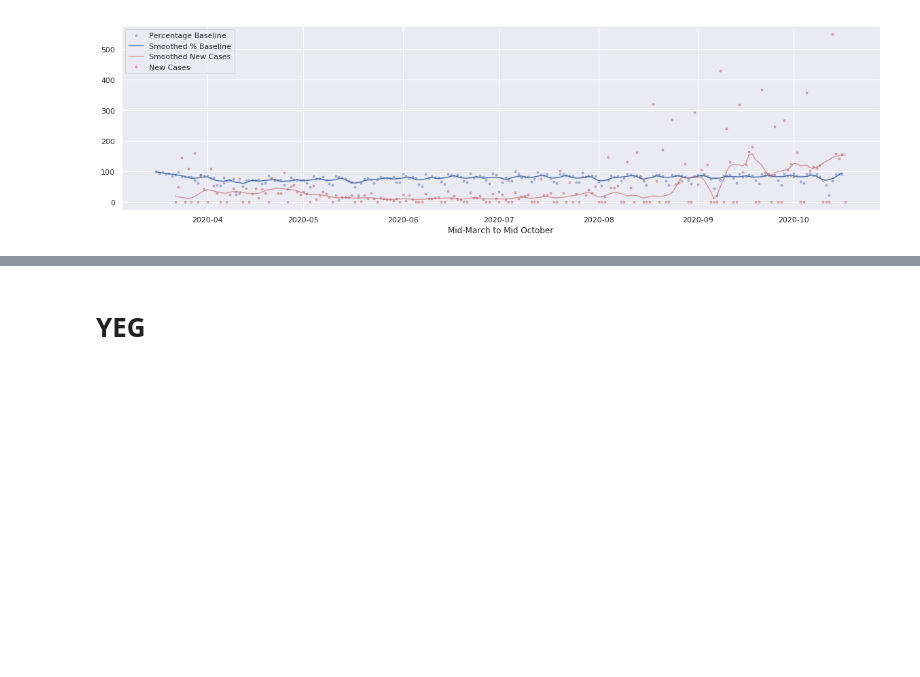
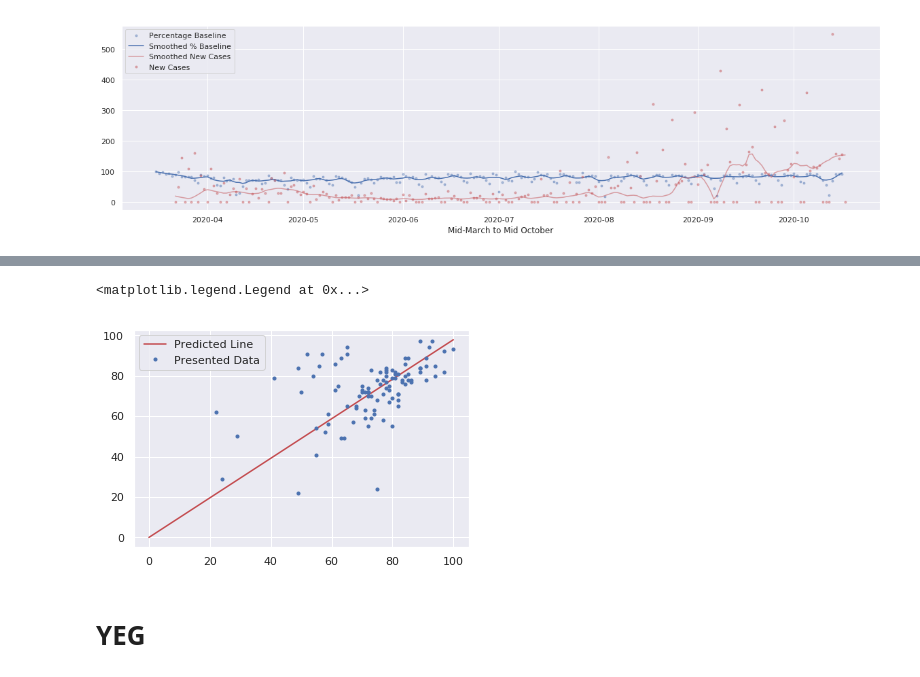
Before and after one commit to clement-ip/covid-airport-travel, a Jupyter notebook: analyze_both.ipynb, the cells around one changed output, grey strips where cells are left out. Drawn from its saved outputs; the diff is of its cells as text; code cells hidden in the pictures; blank space fills up the shorter version.

```diff
--- a/analyze_both.ipynb
+++ b/analyze_both.ipynb
@@ -140,10 +130,13 @@ y = np.array(temp["PercentOfBaseline"].head(100)).astype(int).reshape(-1, 1)
 # %%
 model = LinearRegression(fit_intercept = False)
 model.fit(X, y)
-linearX = np.linspace(0,100) #maybe change params
+linearX = np.linspace(0,100).reshape(-1,1) #maybe change params
 plt.plot(linearX, model.predict(linearX), 'r-', label = "Predicted Line")
 plt.plot(X, y, 'b.', label = 'Presented Data')
 plt.legend()
+# %% [output]
+<matplotlib.legend.Legend at 0x...>
+[figure, added]
 # %% [markdown]
 # YEG
 # %%
```
Also changed, not shown: parts of 10 cells of this notebook, 9 other files.
